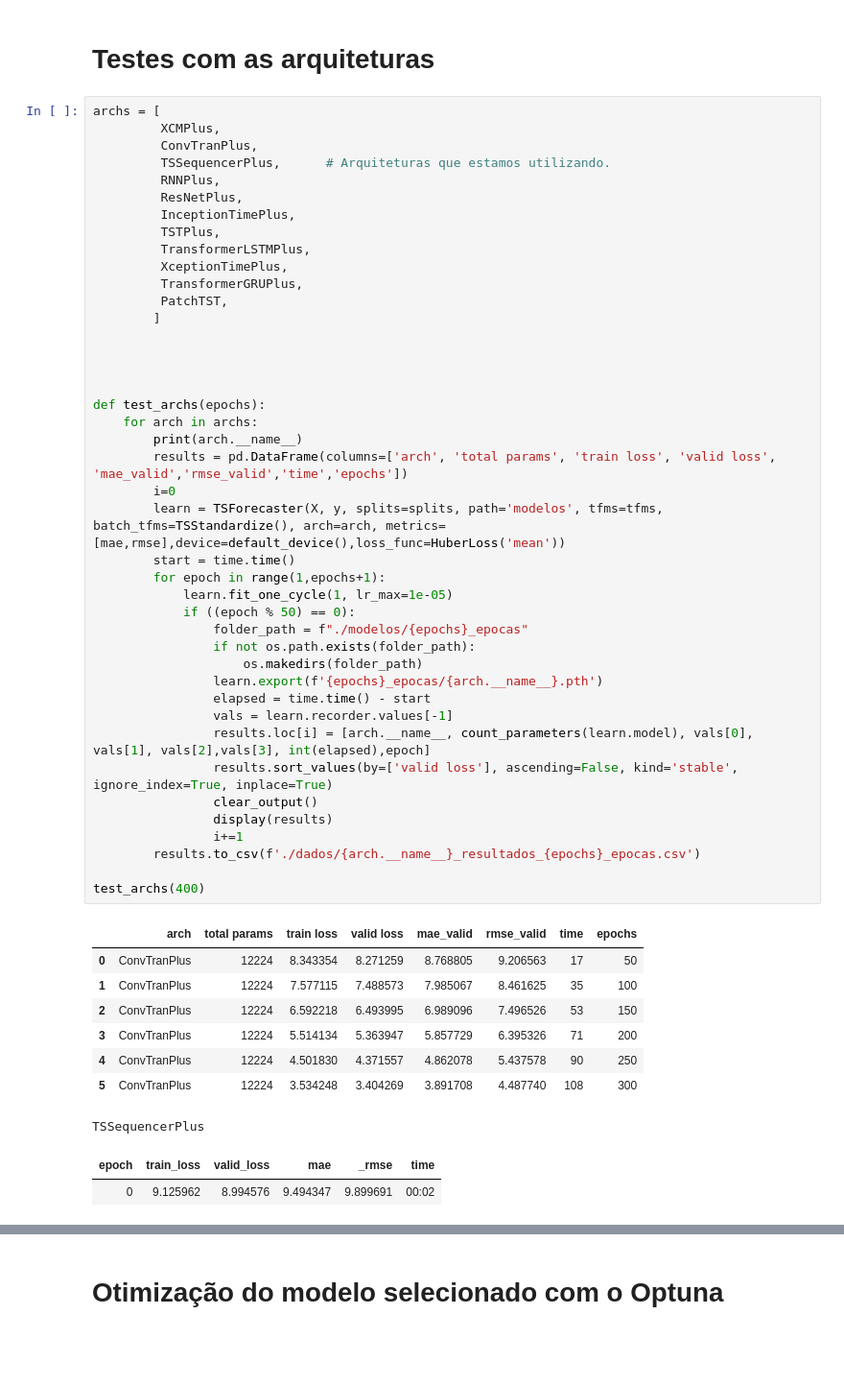
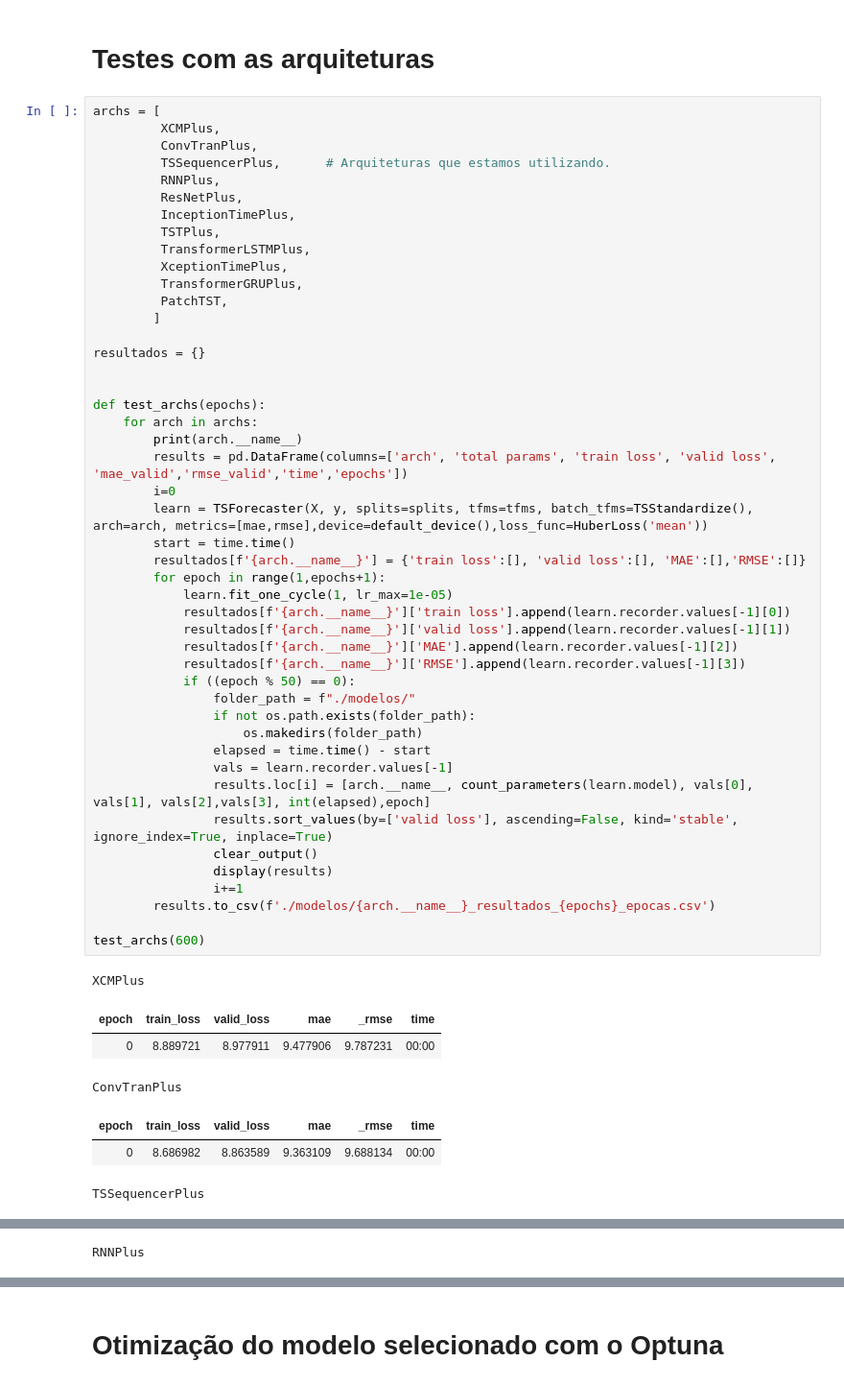
Before and after one commit to JeanArthurCostaDias/MOD17-OPTIMIZATION-AND-PREDICTION, a Jupyter notebook: Model.ipynb, the cells around one changed output, grey strips where cells are left out. Shown at 96% size. Saved outputs shown, nothing was run; the diff lists cells and outputs as text; blank space fills up the shorter version.

```diff
--- a/Model.ipynb
+++ b/Model.ipynb
@@ -65,47 +65,48 @@ archs = [
          InceptionTimePlus,
          TSTPlus,
          TransformerLSTMPlus,
          XceptionTimePlus,
          TransformerGRUPlus,
          PatchTST,
         ]
 
-
+resultados = {}
 
 
 def test_archs(epochs):
     for arch in archs:
         print(arch.__name__)
         results = pd.DataFrame(columns=['arch', 'total params', 'train loss', 'valid loss', 'mae_valid','rmse_valid','time','epochs'])
         i=0
-        learn = TSForecaster(X, y, splits=splits, path='modelos', tfms=tfms, batch_tfms=TSStandardize(), arch=arch, metrics=[mae,rmse],device=default_device(),loss_func=HuberLoss('mean'))
+        learn = TSForecaster(X, y, splits=splits, tfms=tfms, batch_tfms=TSStandardize(), arch=arch, metrics=[mae,rmse],device=default_device(),loss_func=HuberLoss('mean'))
         start = time.time()
+        resultados[f'{arch.__name__}'] = {'train loss':[], 'valid loss':[], 'MAE':[],'RMSE':[]}
         for epoch in range(1,epochs+1):
             learn.fit_one_cycle(1, lr_max=1e-05)
+            resultados[f'{arch.__name__}']['train loss'].append(learn.recorder.values[-1][0])
+            resultados[f'{arch.__name__}']['valid loss'].append(learn.recorder.values[-1][1])
+            resultados[f'{arch.__name__}']['MAE'].append(learn.recorder.values[-1][2])
+            resultados[f'{arch.__name__}']['RMSE'].append(learn.recorder.values[-1][3])
             if ((epoch % 50) == 0):
-                folder_path = f"./modelos/{epochs}_epocas"
+                folder_path = f"./modelos/"
                 if not os.path.exists(folder_path):
                     os.makedirs(folder_path)
-                learn.export(f'{epochs}_epocas/{arch.__name__}.pth')
                 elapsed = time.time() - start
                 vals = learn.recorder.values[-1]
                 results.loc[i] = [arch.__name__, count_parameters(learn.model), vals[0], vals[1], vals[2],vals[3], int(elapsed),epoch]
                 results.sort_values(by=['valid loss'], ascending=False, kind='stable', ignore_index=True, inplace=True)
                 clear_output()
                 display(results)
                 i+=1
-        results.to_csv(f'./dados/{arch.__name__}_resultados_{epochs}_epocas.csv')
+        results.to_csv(f'./modelos/{arch.__name__}_resultados_{epochs}_epocas.csv')
 
-test_archs(400)
+test_archs(600)
 # %% [output]
+XCMPlus
-|  | arch | total params | train loss | valid loss | mae_valid | rmse_valid | time | epochs |
-| 0 | ConvTranPlus | 12224 | 8.343354 | 8.271259 | 8.768805 | 9.206563 | 17 | 50 |
-| 1 | ConvTranPlus | 12224 | 7.577115 | 7.488573 | 7.985067 | 8.461625 | 35 | 100 |
-| 2 | ConvTranPlus | 12224 | 6.592218 | 6.493995 | 6.989096 | 7.496526 | 53 | 150 |
-| 3 | ConvTranPlus | 12224 | 5.514134 | 5.363947 | 5.857729 | 6.395326 | 71 | 200 |
-| 4 | ConvTranPlus | 12224 | 4.501830 | 4.371557 | 4.862078 | 5.437578 | 90 | 250 |
-| 5 | ConvTranPlus | 12224 | 3.534248 | 3.404269 | 3.891708 | 4.487740 | 108 | 300 |
+| epoch | train_loss | valid_loss | mae | _rmse | time |
+| 0 | 8.889721 | 8.977911 | 9.477906 | 9.787231 | 00:00 |
-TSSequencerPlus
+ConvTranPlus
 | epoch | train_loss | valid_loss | mae | _rmse | time |
-| 0 | 9.125962 | 8.994576 | 9.494347 | 9.899691 | 00:02 |
+| 0 | 8.686982 | 8.863589 | 9.363109 | 9.688134 | 00:00 |
+TSSequencerPlus
 | epoch | train_loss | valid_loss | mae | _rmse | time |
@@ -113 +114,2 @@ TSSequencerPlus
+RNNPlus
 | epoch | train_loss | valid_loss | mae | _rmse | time |
```
Also changed, not shown: parts of 4 cells of this notebook.
